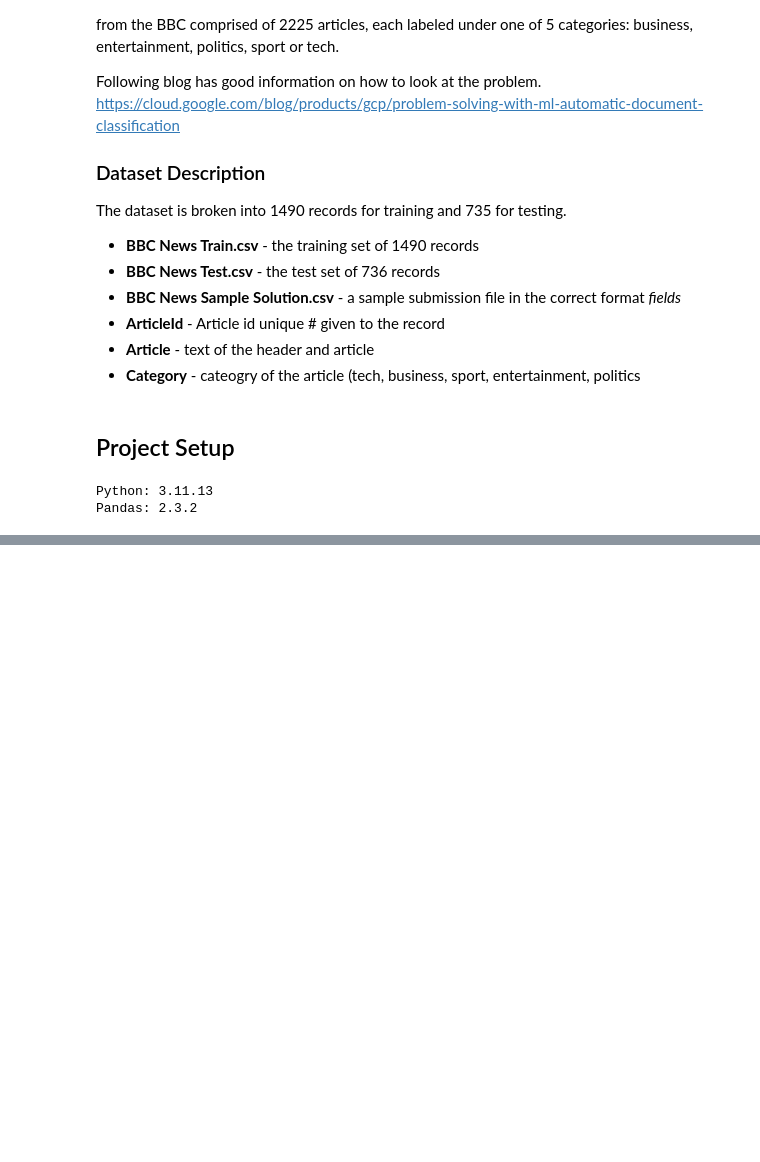
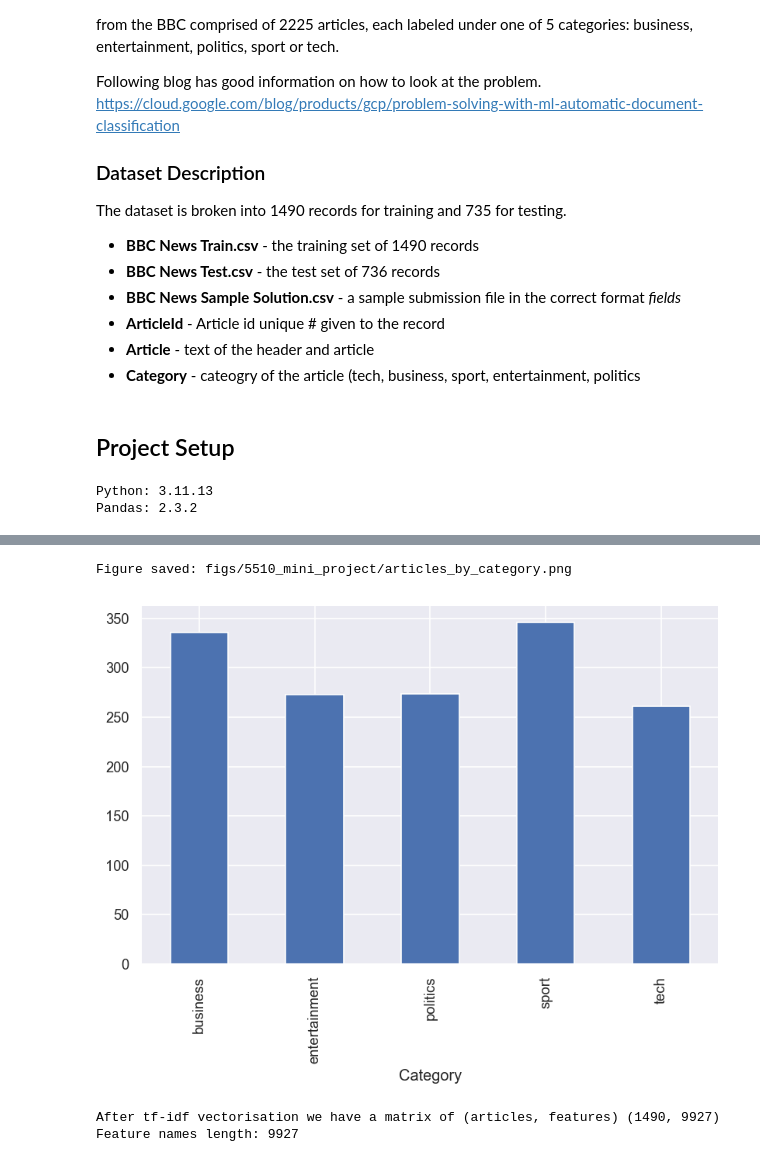
Before and after one commit to sean-coffey/ml-course-work, a Jupyter notebook: 5510_module4_mini_project.ipynb, the cells around one changed output, grey strips where cells are left out. Saved outputs shown, nothing was run; the diff lists cells and outputs as text; code cells hidden in the pictures; blank space fills up the shorter version.

Commit message:
DTSA 5510 - module 4 day one of mini project

```diff
--- a/5510_module4_mini_project.ipynb
+++ b/5510_module4_mini_project.ipynb
@@ -148,0 +185,45 @@ train shape: (1490, 3), test shape: (735, 2)
+# %%
+# first add a CategoryID column to the train set and create dictionaries for lookup
+category_ids = train.Category.factorize()
+train['CategoryID'] = category_ids[0]
+category_to_id = {}
+id_to_category = {}
+for i, category in enumerate(category_ids[1]):
+    category_to_id[category] = i
+    id_to_category[i] = category
+# %%
+# Check distribution of articles by category
+train.groupby('Category').ArticleId.count().plot.bar(ylim=0)
+save_figure("articles_by_category")
+plt.show()
+# %% [output]
+Figure saved: figs/5510_mini_project/articles_by_category.png
+[figure, added]
+# %%
+tfidf = TfidfVectorizer(sublinear_tf=True,
+                        min_df=5,
+                        norm='l2',
+                        encoding='latin-1',
+                        ngram_range=(1, 2),
+                        stop_words='english')
+
+features = tfidf.fit_transform(train['Text'])
+feature_names = tfidf.get_feature_names_out()
+labels = train.CategoryID
+print(f'After tf-idf vectorisation we have a matrix of (articles, features) {features.shape}')
+print(f"Feature names length: {len(feature_names)}")
+
+test_features = tfidf.transform(test['Text']).toarray()
+
+# As the provided test set has no category labels, we need to split the training set further to understand the results of our models better.
+# % of the training set for testing.
+test_size = 0.3
+# We need the indices of the training and test sets to use them later when plotting the results.
+X_train, X_test, y_train, y_test, indices_train, indices_test = train_test_split(features,
+                                                                                 labels,
+                                                                                 train.index,
+                                                                                 test_size=test_size,
+                                                                                 random_state=SEED)
+# %% [output]
+After tf-idf vectorisation we have a matrix of (articles, features) (1490, 9927)
+Feature names length: 9927
```
Also changed, not shown: parts of 13 cells of this notebook, 2 other files.
